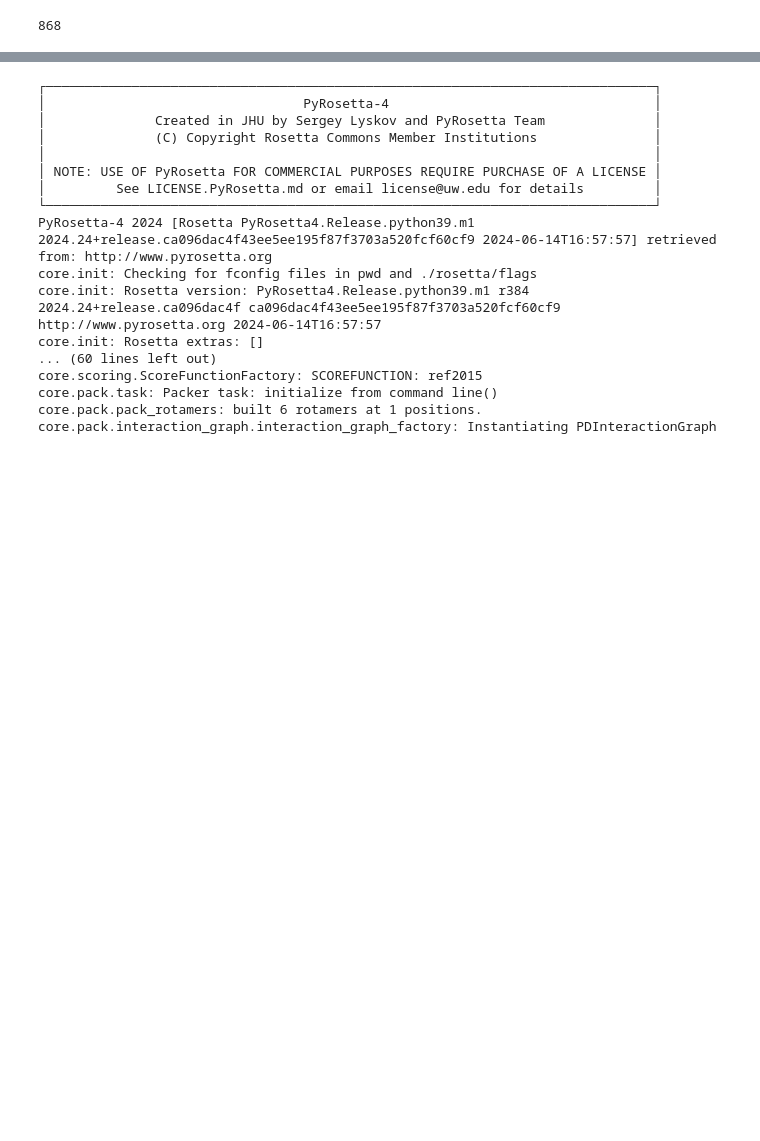
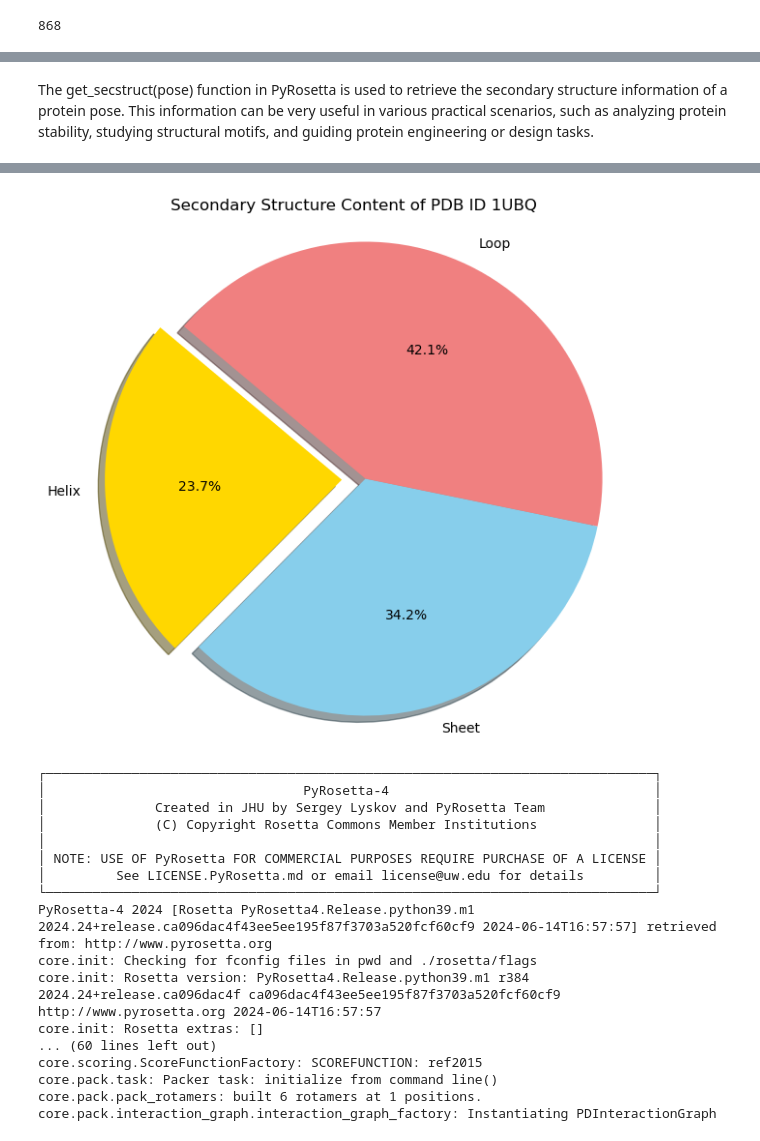
Before and after one commit to cesco345/pyrosetta_intro, a Jupyter notebook: PyRosetta_intro.ipynb, the cells around one changed output, grey strips where cells are left out. Cells and saved outputs as stored; diff of their text form; code cells hidden in the pictures; blank space fills up the shorter version.

Commit message:
add getsecstruct function

```diff
--- a/PyRosetta_intro.ipynb
+++ b/PyRosetta_intro.ipynb
@@ -79,0 +255,70 @@ print(total)
+# %% [markdown]
+The get_secstruct(pose) function in PyRosetta is used to retrieve the secondary structure information of a protein pose. This information can be very useful in various practical scenarios, such as analyzing protein stability, studying structural motifs, and guiding protein engineering or design tasks.
+# %%
+import pyrosetta
+from pyrosetta.rosetta.core.scoring.dssp import Dssp
+from Bio.PDB import PDBList
+import matplotlib.pyplot as plt
+
+# Initialize PyRosetta
+pyrosetta.init()
+
+# Function to analyze secondary structure content
+def analyze_secondary_structure(secstruct):
+    helix_count = secstruct.count('H')
+    sheet_count = secstruct.count('E')
+    loop_count = secstruct.count('L')
+    total_residues = len(secstruct)
+
+    helix_percent = (helix_count / total_residues) * 100
+    sheet_percent = (sheet_count / total_residues) * 100
+    loop_percent = (loop_count / total_residues) * 100
+
+    return helix_percent, sheet_percent, loop_percent
+
+# Fetch the PDB file using Biopython
+pdb_id = "1UBQ"
+
+try:
+    pdbl = PDBList()
+    pdb_file = pdbl.retrieve_pdb_file(pdb_id, file_format="pdb", pdir=".")
+except Exception as e:
+    print(f"Error fetching PDB file: {e}")
+    pdb_file = None
+
+if pdb_file:
+    # Correct the file path if necessary (PDBList saves with 'pdb' prefix by default)
+    pdb_file = os.path.join(".", f"pdb{pdb_id.lower()}.ent")
+
+    # Create a pose from the downloaded PDB file
+    pose = pyrosetta.pose_from_file(pdb_file)
+
+    # Run DSSP to assign secondary structures
+    dssp = Dssp(pose)
+    dssp.insert_ss_into_pose(pose)
+
+    # Get the secondary structure
+    secstruct = pose.secstruct()
+    print(f"Secondary Structure: {secstruct}")
+
+    # Analyze secondary structure content
+    helix_percent, sheet_percent, loop_percent = analyze_secondary_structure(secstruct)
+    print(f"Helix: {helix_percent:.2f}%")
+    print(f"Sheet: {sheet_percent:.2f}%")
+    print(f"Loop: {loop_percent:.2f}%")
+
+    # Plotting the secondary structure content
+    labels = ['Helix', 'Sheet', 'Loop']
+    sizes = [helix_percent, sheet_percent, loop_percent]
+    colors = ['gold', 'skyblue', 'lightcoral']
+    explode = (0.1, 0, 0)  # explode the 1st slice (Helix)
+
+    plt.figure(figsize=(7, 7))
+    plt.pie(sizes, explode=explode, labels=labels, colors=colors,
+            autopct='%1.1f%%', shadow=True, startangle=140)
+    plt.axis('equal')  # Equal aspect ratio ensures that pie is drawn as a circle.
+    plt.title(f'Secondary Structure Content of PDB ID {pdb_id}')
+    plt.show()
+else:
+    print("Failed to fetch the PDB file. Please check the PDB ID and your internet connection.")
+# %% [output]
@@ -80,3 +342,4 @@ print(total)
+[figure, added]
 # %%
 import pyrosetta
 import os
```
Also changed, not shown: parts of 10 cells of this notebook, 2 other files.
